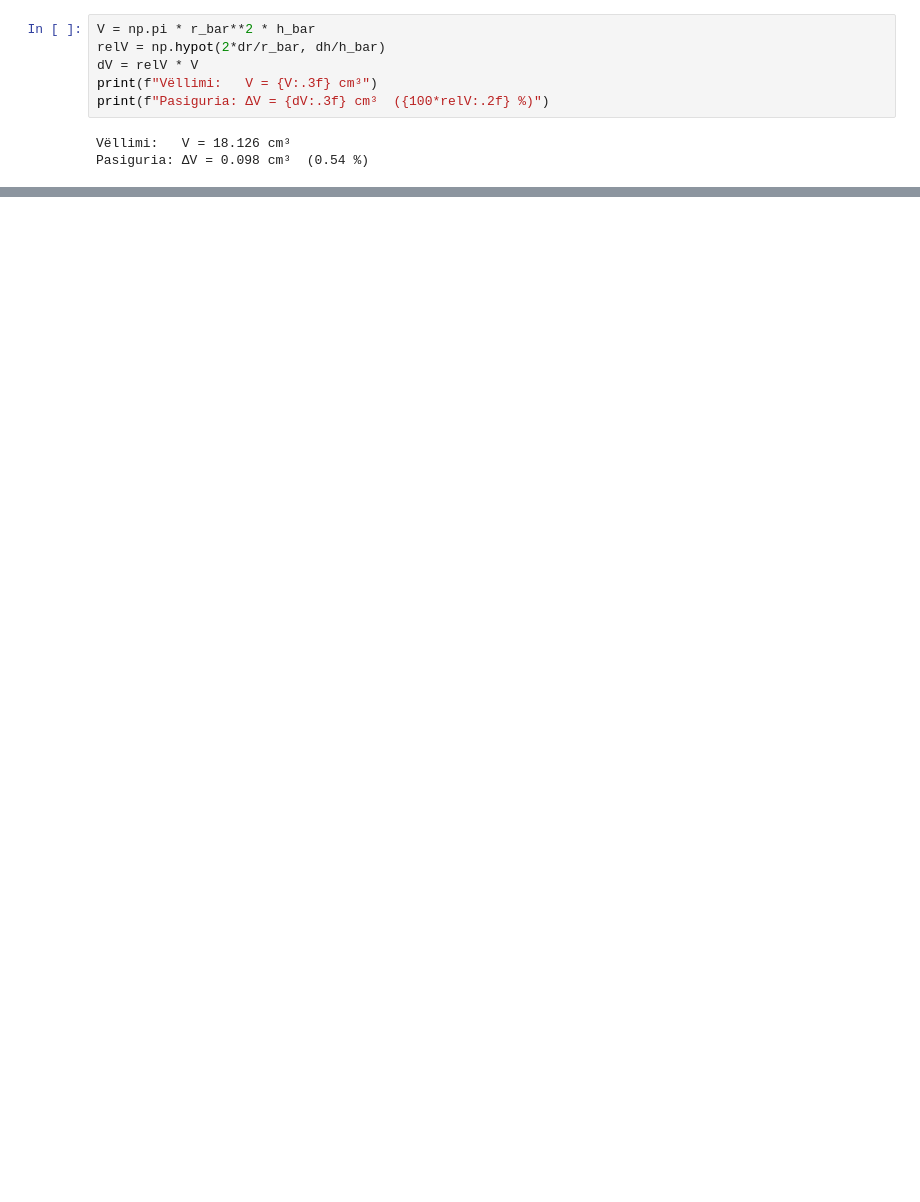
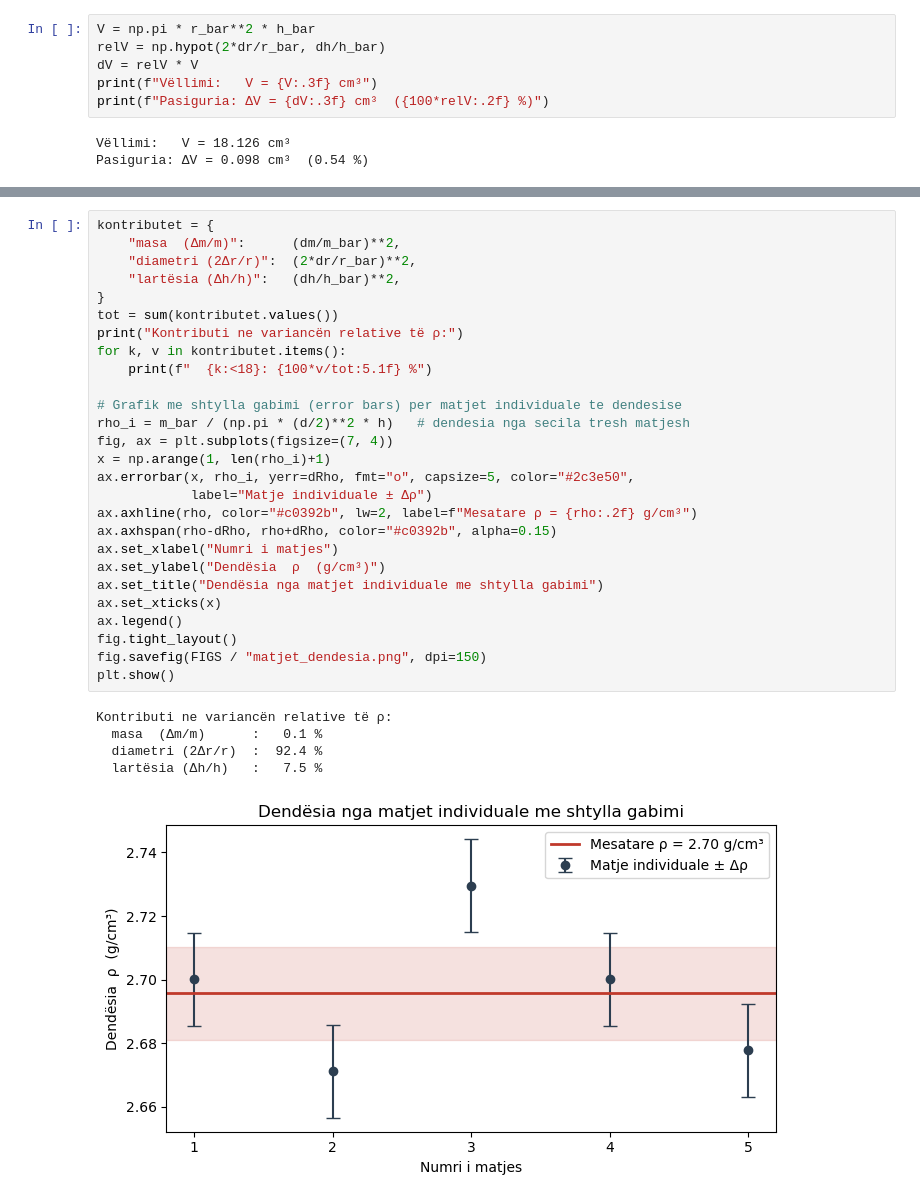
Before and after one commit to Gito-Dev/Hyrje_Laborator, a Jupyter notebook: LAB07/Raport.ipynb, the cells around one changed output, grey strips where cells are left out. Drawn from its saved outputs; the diff is of its cells as text; blank space fills up the shorter version.

```diff
--- a/LAB07/Raport.ipynb
+++ b/LAB07/Raport.ipynb
@@ -175 +183,34 @@ Kontributi ne variancën relative të ρ:
+# %%
+kontributet = {
+    "masa  (Δm/m)":      (dm/m_bar)**2,
+    "diametri (2Δr/r)":  (2*dr/r_bar)**2,
+    "lartësia (Δh/h)":   (dh/h_bar)**2,
+}
+tot = sum(kontributet.values())
+print("Kontributi ne variancën relative të ρ:")
+for k, v in kontributet.items():
+    print(f"  {k:<18}: {100*v/tot:5.1f} %")
+
+# Grafik me shtylla gabimi (error bars) per matjet individuale te dendesise
+rho_i = m_bar / (np.pi * (d/2)**2 * h)   # dendesia nga secila tresh matjesh
+fig, ax = plt.subplots(figsize=(7, 4))
+x = np.arange(1, len(rho_i)+1)
+ax.errorbar(x, rho_i, yerr=dRho, fmt="o", capsize=5, color="#2c3e50",
+            label="Matje individuale ± Δρ")
+ax.axhline(rho, color="#c0392b", lw=2, label=f"Mesatare ρ = {rho:.2f} g/cm³")
+ax.axhspan(rho-dRho, rho+dRho, color="#c0392b", alpha=0.15)
+ax.set_xlabel("Numri i matjes")
+ax.set_ylabel("Dendësia  ρ  (g/cm³)")
+ax.set_title("Dendësia nga matjet individuale me shtylla gabimi")
+ax.set_xticks(x)
+ax.legend()
+fig.tight_layout()
+fig.savefig(FIGS / "matjet_dendesia.png", dpi=150)
+plt.show()
+# %% [output]
+Kontributi ne variancën relative të ρ:
+  masa  (Δm/m)      :   0.1 %
+  diametri (2Δr/r)  :  92.4 %
+  lartësia (Δh/h)   :   7.5 %
+[figure, added]
 # %% [markdown]
```
Also changed, not shown: parts of 23 cells of this notebook, 2 other files.
